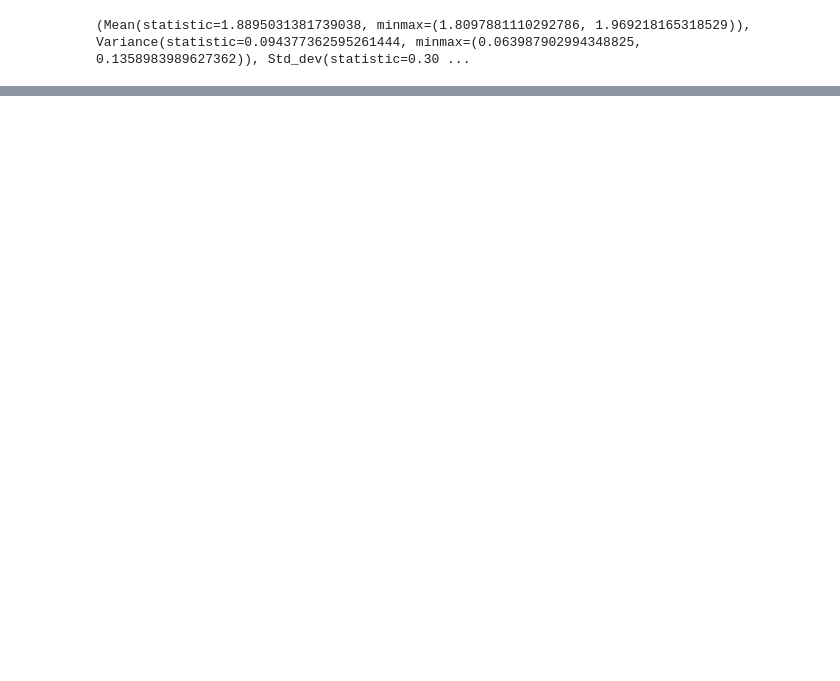
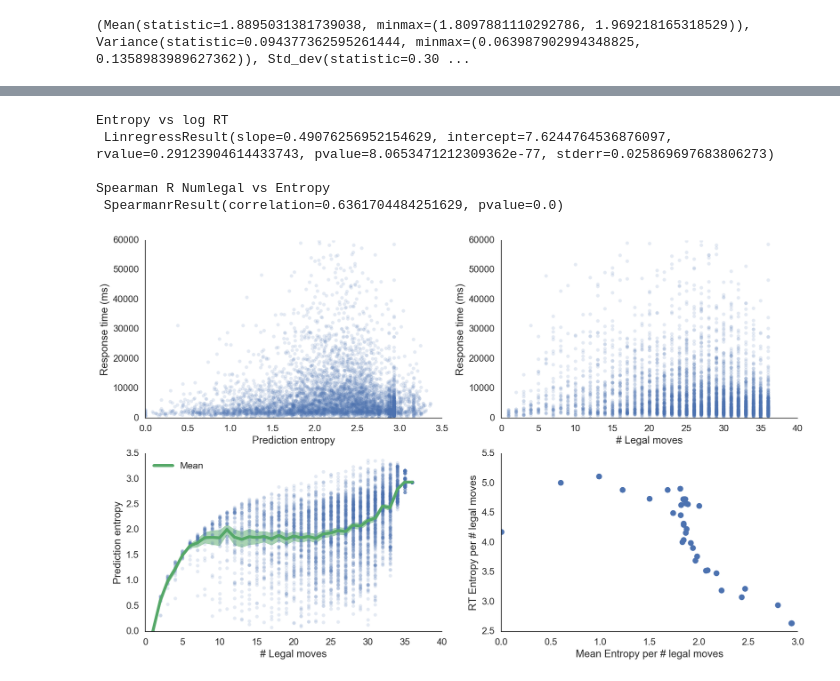
Before and after one commit to galbiati/nns-for-mnk, a Jupyter notebook: Results.ipynb, the cells around one changed output, grey strips where cells are left out. Saved outputs shown, nothing was run; the diff lists cells and outputs as text; code cells hidden in the pictures; blank space fills up the shorter version.

```diff
--- a/Results.ipynb
+++ b/Results.ipynb
@@ -251,0 +321,64 @@ plt.setp(plt.gca(), xlabel='Min: {}, Max: {}'.format(imshowkws['vmin'], imshowkw
+# %%
+g = df.groupby('npieces')
+rt_hists = g['rt'].apply(lambda x: np.histogram(x, bins=1000)[0])
+rt_hists = rt_hists.map(entropy).values
+# %%
+scatterkws = {
+    'marker':'o', 'markersize':6, 'linestyle': 'None', 'alpha': .15
+}
+
+predictions = subnet.output_fn(Xx)
+
+numlegal = 36 - df['npieces'].values
+df['numlegal'] = numlegal
+numlegalent = numlegal * (1 / numlegal) * np.log(1 / numlegal)
+entropies = np.apply_along_axis(entropy, axis=1, arr=predictions)
+# entropies = entropies + numlegalent
+# rt_np_ent = df.pivot_table(index='numlegal', values='rt', aggfunc=entropy).values
+
+response_times = df['rt'].values
+
+v1 = (response_times < 60000)
+v2 = (numlegal < 32)
+valid =  v1 & v2
+valid = np.where(valid)[0]
+aggents = [entropies[np.where(numlegal==i)[0]] for i in np.arange(1, 37)]
+meanents = np.array([m.mean() for m in aggents])
+sements = 1.96*np.array([m.std() / np.sqrt(m.size) for m in aggents])
+print("Entropy vs log RT\n", linregress(entropies[np.where(v2)[0]], np.log(response_times[np.where(v2)[0]])), '\n')
+print("Spearman R Numlegal vs Entropy\n", spearmanr(numlegal, entropies), '\n')
+
+fig, axes = plt.subplots(2, 2, figsize=(20, 12), squeeze=False)
+v = np.where(v1)[0]
+ax = axes[0, 0]
+
+ax.plot(entropies[v], response_times[v], **scatterkws)
+plt.setp(ax, xlabel='Prediction entropy', ylabel='Response time (ms)')
+
+ax = axes[0, 1]
+ax.plot(numlegal[v], response_times[v], **scatterkws)
+plt.setp(ax, xlabel='# Legal moves', ylabel='Response time (ms)')
+
+ax = axes[1, 0]
+ax.plot(numlegal, entropies, **scatterkws)
+ax.plot(np.arange(1, 37), meanents, linewidth=5, label='Mean')
+ax.fill_between(
+    np.arange(1, 37), y1=meanents+sements, y2=meanents-sements,
+    alpha=.5, color=colors[1]
+)
+ax.legend(loc=0)
+plt.setp(ax, xlabel='# Legal moves', ylabel='Prediction entropy')
+
+ax = axes[1, 1]
+ax.plot(meanents, rt_hists, marker='o', linestyle='none', markersize=10)
+plt.setp(ax, xlabel='Mean Entropy per # legal moves', ylabel='RT Entropy per # legal moves')
+# plt.setp(ax, frame_on=False, xticklabels=[], yticklabels=[])
+
+sns.despine();
+# %% [output]
+Entropy vs log RT
+ LinregressResult(slope=0.49076256952154629, intercept=7.6244764536876097, rvalue=0.29123904614433743, pvalue=8.0653471212309362e-77, stderr=0.025869697683806273)
+
+Spearman R Numlegal vs Entropy
+ SpearmanrResult(correlation=0.6361704484251629, pvalue=0.0)
+[figure, added]
```
Also changed, not shown: parts of 14 cells of this notebook, 2 other files.
